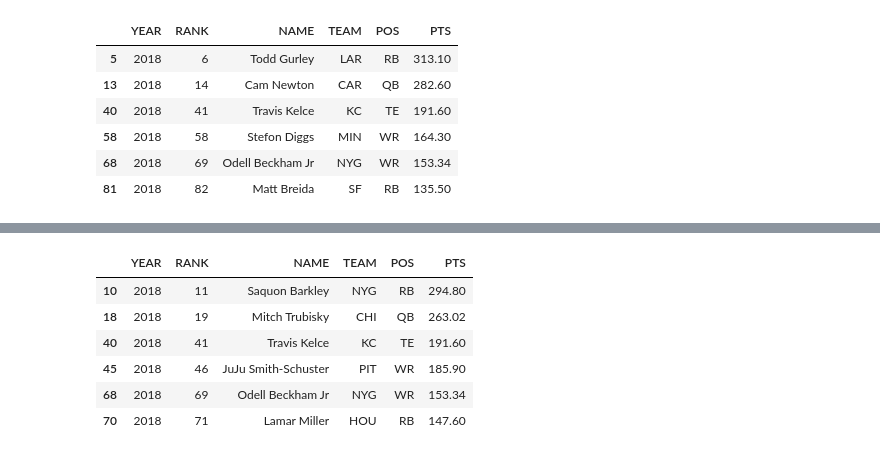
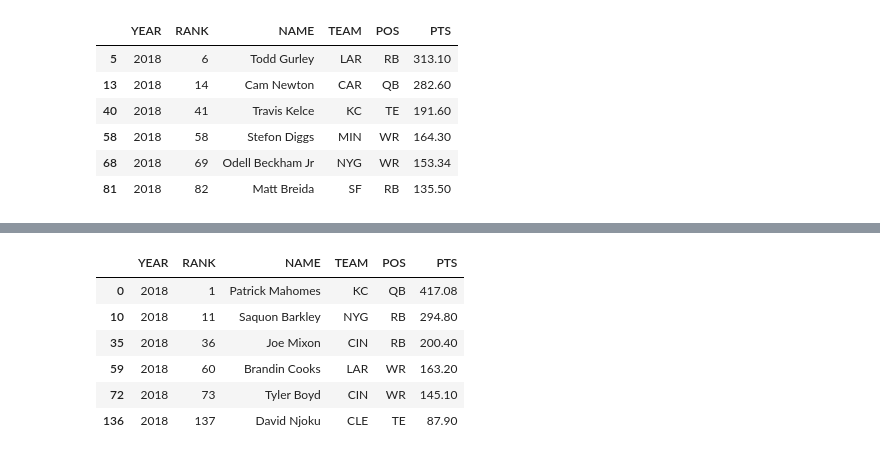
Before and after one commit to jlwalsh13/Capstone_1, a Jupyter notebook: fantasy_project.ipynb, the cells around one changed output, grey strips where cells are left out. Cells and saved outputs as stored; diff of their text form; code cells hidden in the pictures.

```diff
--- a/fantasy_project.ipynb
+++ b/fantasy_project.ipynb
@@ -787,10 +788,10 @@ league2_stats
-# %%
-TEAM7_2
-# %% [output]
-|  | YEAR | RANK | NAME | TEAM | POS | PTS |
-| 10 | 2018 | 11 | Saquon Barkley | NYG | RB | 294.80 |
-| 18 | 2018 | 19 | Mitch Trubisky | CHI | QB | 263.02 |
-| 40 | 2018 | 41 | Travis Kelce | KC | TE | 191.60 |
-| 45 | 2018 | 46 | JuJu Smith-Schuster | PIT | WR | 185.90 |
-| 68 | 2018 | 69 | Odell Beckham Jr | NYG | WR | 153.34 |
-| 70 | 2018 | 71 | Lamar Miller | HOU | RB | 147.60 |
+# %%
+TEAM6_2
+# %% [output]
+|  | YEAR | RANK | NAME | TEAM | POS | PTS |
+| 0 | 2018 | 1 | Patrick Mahomes | KC | QB | 417.08 |
+| 10 | 2018 | 11 | Saquon Barkley | NYG | RB | 294.80 |
+| 35 | 2018 | 36 | Joe Mixon | CIN | RB | 200.40 |
+| 59 | 2018 | 60 | Brandin Cooks | LAR | WR | 163.20 |
+| 72 | 2018 | 73 | Tyler Boyd | CIN | WR | 145.10 |
+| 136 | 2018 | 137 | David Njoku | CLE | TE | 87.90 |
```
Also changed, not shown: parts of 7 cells of this notebook.
